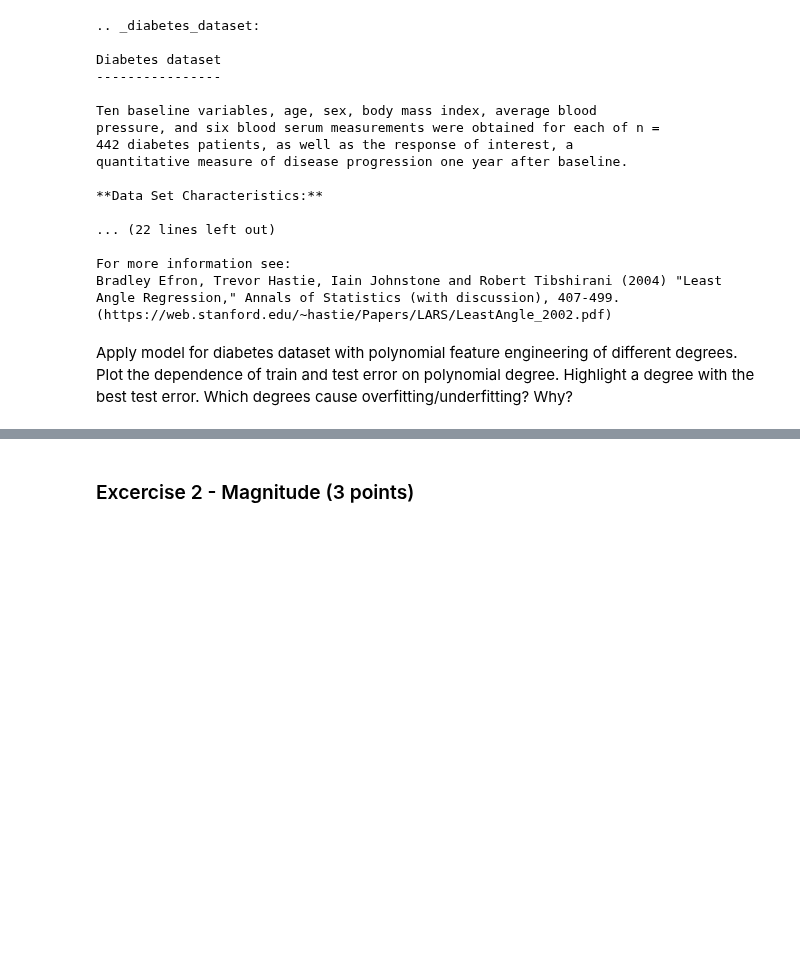
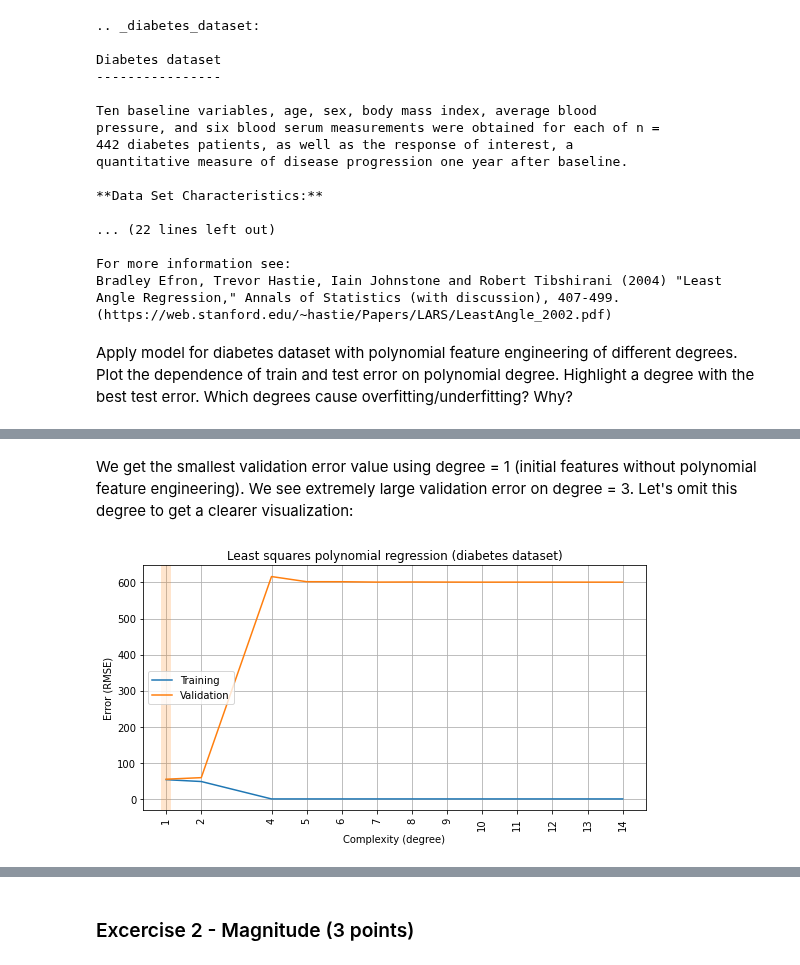
Before and after one commit to Bayramova/rs_school_assignments, a Jupyter notebook: overfitting_regularization.ipynb, the cells around one changed output, grey strips where cells are left out. Cells and saved outputs as stored; diff of their text form; code cells hidden in the pictures; blank space fills up the shorter version.

```diff
--- a/overfitting_regularization.ipynb
+++ b/overfitting_regularization.ipynb
@@ -403 +433,10 @@ plot_fitting_graph(DEGREES[1:11], rmse_train, rmse_valid, xlabel='Complexity (de
+# %% [markdown]
+We get the smallest validation error value using degree = 1 (initial features without polynomial feature engineering). We see extremely large validation error on degree = 3. Let's omit this degree to get a clearer visualization:
+# %%
+plot_fitting_graph(list(DEGREES[1:3]) + list(DEGREES[4:15]),
+                        rmse_train[:2] + rmse_train[3:], rmse_valid[:2] + rmse_valid[3:],
+                        xlabel='Complexity (degree)', ylabel='Error (RMSE)',
+                        title='Least squares polynomial regression (diabetes dataset)')
+# %% [output]
+[figure, added]
 # %% [markdown]
```
Also changed, not shown: parts of 12 cells of this notebook.
